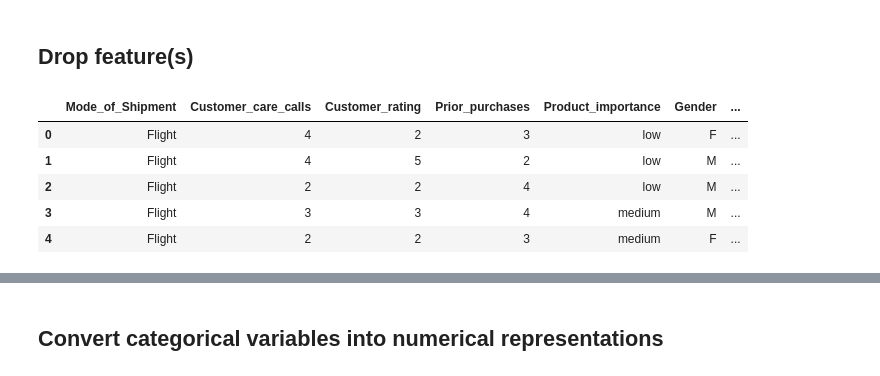
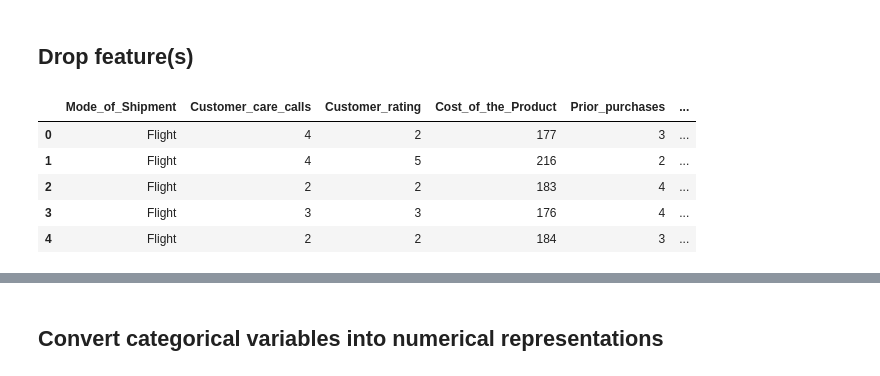
Before and after one commit to aka-gera/Data_Classification, a Jupyter notebook: E_Commerce_Shipping.ipynb, the cells around one changed output, grey strips where cells are left out. Drawn from its saved outputs; the diff is of its cells as text; code cells hidden in the pictures.

```diff
--- a/E_Commerce_Shipping.ipynb
+++ b/E_Commerce_Shipping.ipynb
@@ -69,13 +172,13 @@ Invalid feature indices or feat_a is equal to feat_b.
 # %% [markdown]
 ## Drop feature(s)
 # %%
-feat = [0,1,5]
+feat =  [0,1,-3]
 df = aka_clean.drop_feature(df,feat)
 df.head()
 # %% [output]
-|  | Mode_of_Shipment | Customer_care_calls | Customer_rating | Prior_purchases | Product_importance | Gender | ... |
-| 0 | Flight | 4 | 2 | 3 | low | F | ... |
-| 1 | Flight | 4 | 5 | 2 | low | M | ... |
-| 2 | Flight | 2 | 2 | 4 | low | M | ... |
-| 3 | Flight | 3 | 3 | 4 | medium | M | ... |
-| 4 | Flight | 2 | 2 | 3 | medium | F | ... |
+|  | Mode_of_Shipment | Customer_care_calls | Customer_rating | Cost_of_the_Product | Prior_purchases | ... |
+| 0 | Flight | 4 | 2 | 177 | 3 | ... |
+| 1 | Flight | 4 | 5 | 216 | 2 | ... |
+| 2 | Flight | 2 | 2 | 183 | 4 | ... |
+| 3 | Flight | 3 | 3 | 176 | 4 | ... |
+| 4 | Flight | 2 | 2 | 184 | 3 | ... |
```
Also changed, not shown: parts of 42 cells of this notebook.
